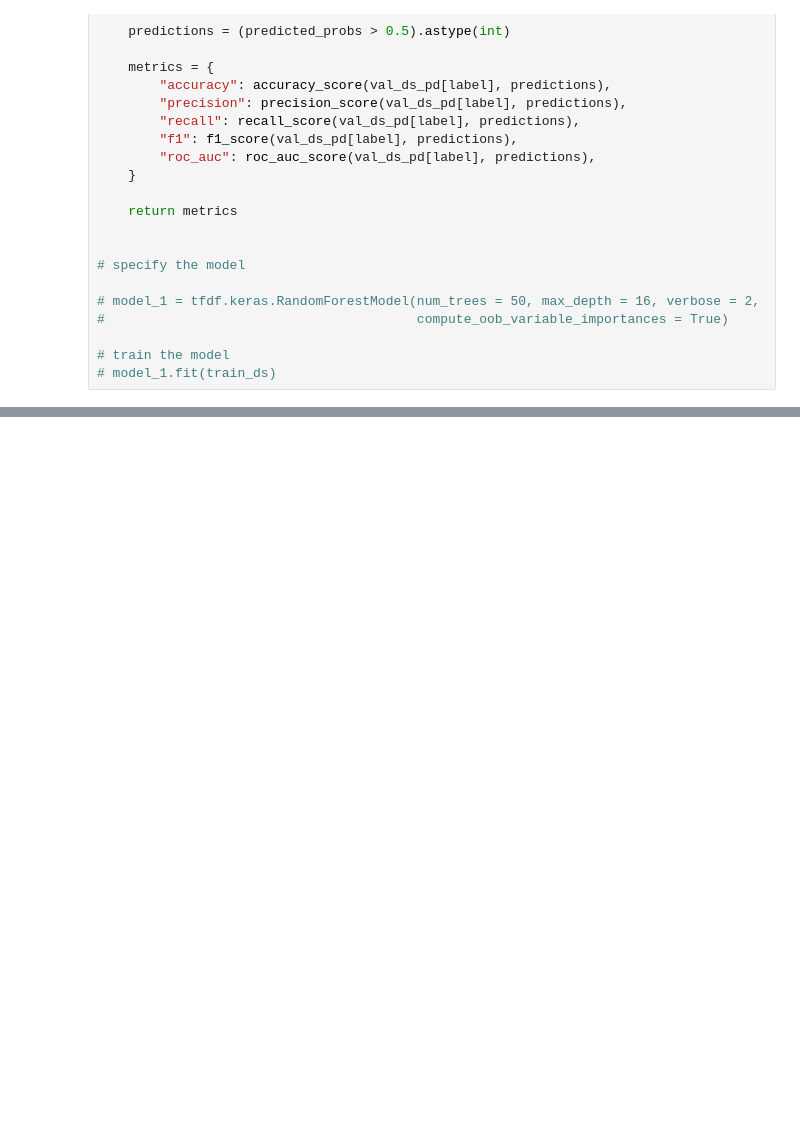
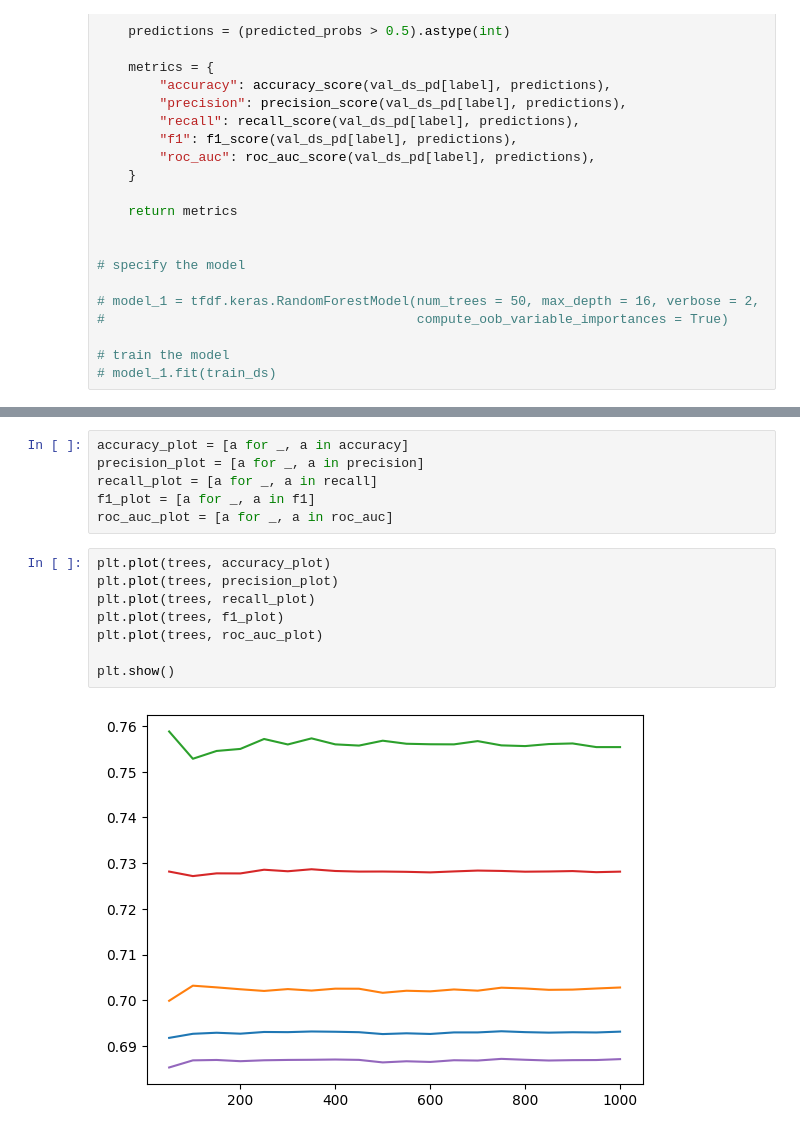
Before and after one commit to sariaslaso/retention_prediction, a Jupyter notebook: customer_churn_tfdf.ipynb, the cells around one changed output, grey strips where cells are left out. Cells and saved outputs as stored; diff of their text form; blank space fills up the shorter version.

```diff
--- a/customer_churn_tfdf.ipynb
+++ b/customer_churn_tfdf.ipynb
@@ -223 +234,17 @@ accuracy
+# %%
+accuracy_plot = [a for _, a in accuracy]
+precision_plot = [a for _, a in precision]
+recall_plot = [a for _, a in recall]
+f1_plot = [a for _, a in f1]
+roc_auc_plot = [a for _, a in roc_auc]
+# %%
+plt.plot(trees, accuracy_plot)
+plt.plot(trees, precision_plot)
+plt.plot(trees, recall_plot)
+plt.plot(trees, f1_plot)
+plt.plot(trees, roc_auc_plot)
+
+plt.show()
+# %% [output]
+[figure, added]
 # %%
```
Also changed, not shown: parts of 17 cells of this notebook.
